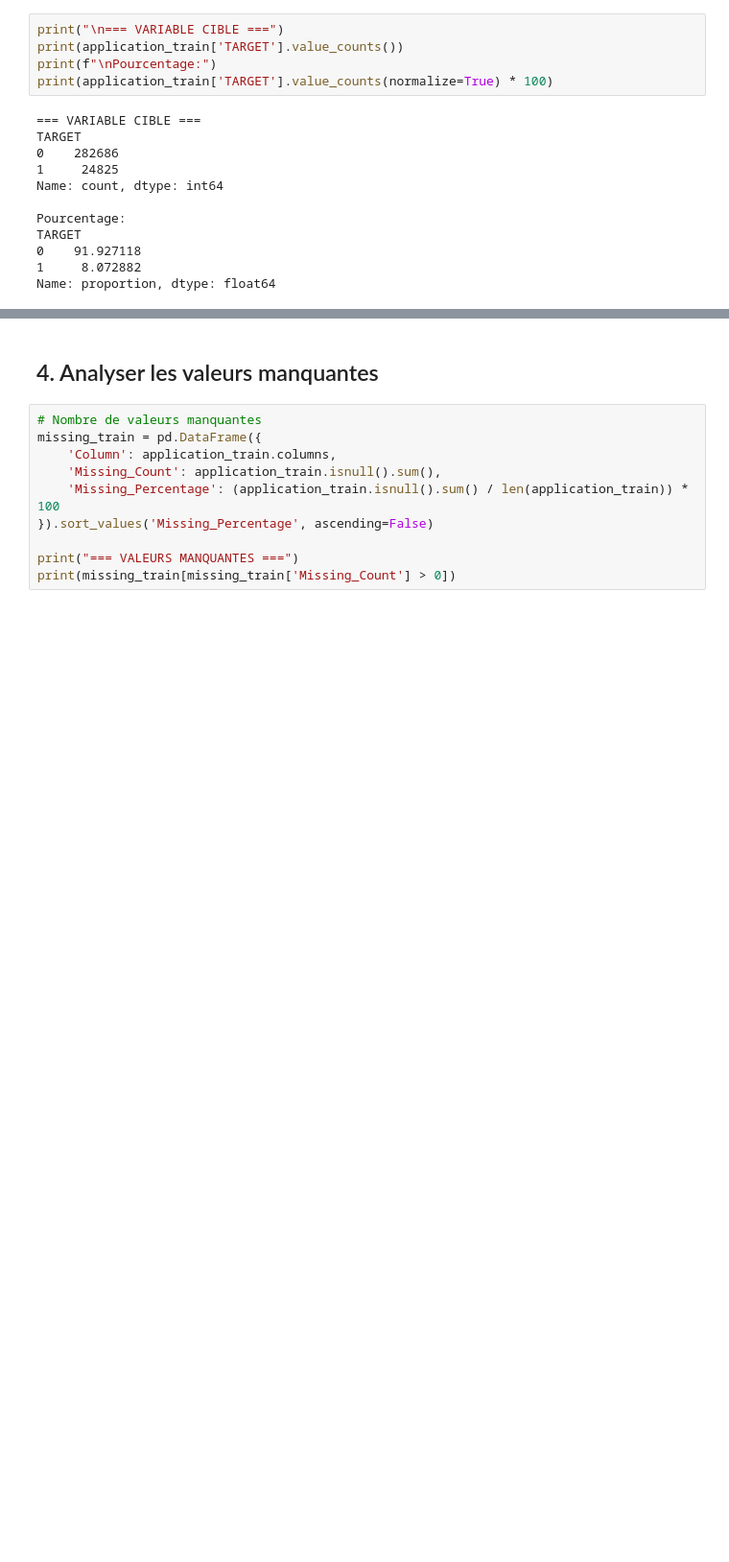
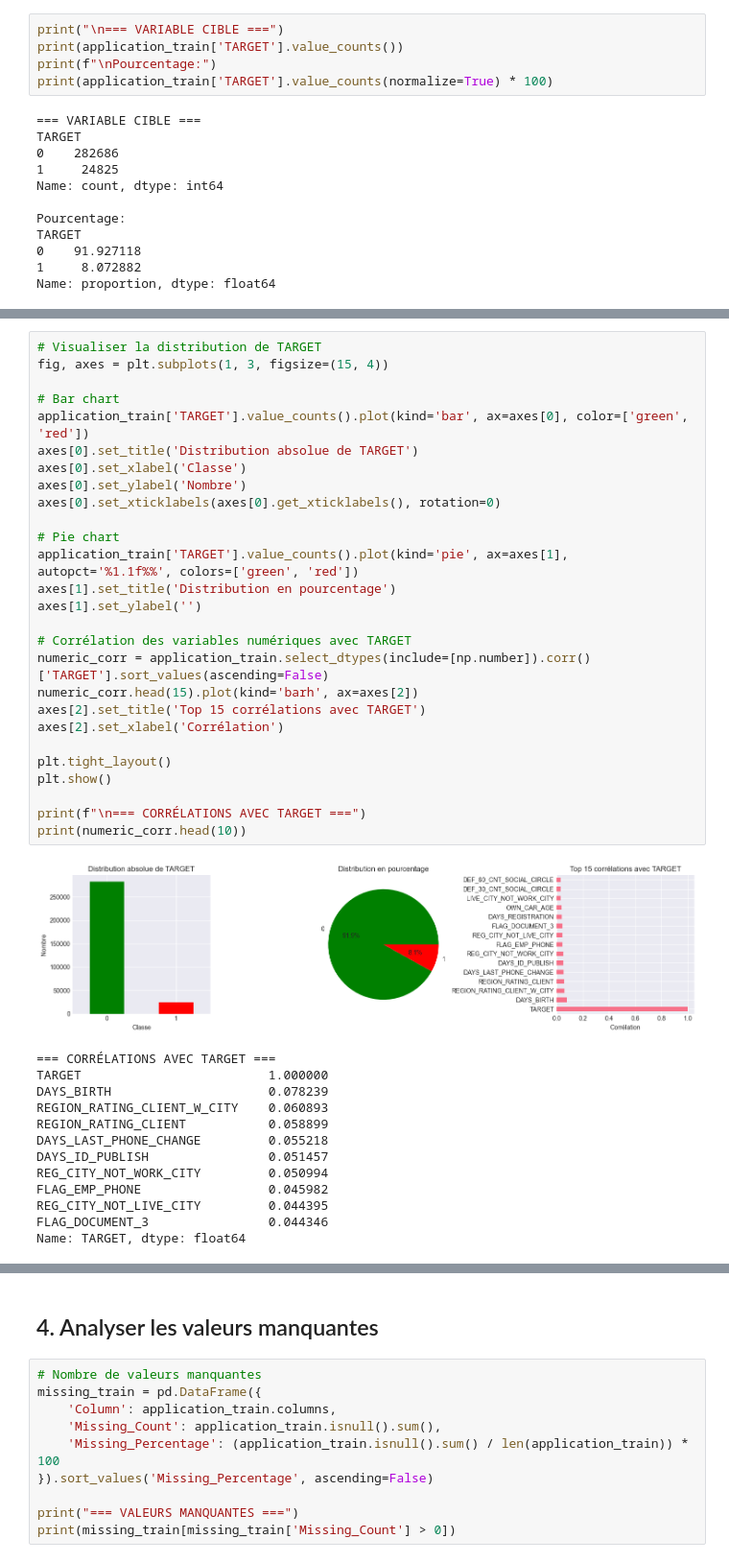
Before and after one commit to DagueG/MLOps, a Jupyter notebook: notebooks/01_data_preparation.ipynb, the cells around one changed output, grey strips where cells are left out. Shown at 96% size. Saved outputs shown, nothing was run; the diff lists cells and outputs as text; blank space fills up the shorter version.

```diff
--- a/notebooks/01_data_preparation.ipynb
+++ b/notebooks/01_data_preparation.ipynb
@@ -111,0 +150,41 @@ Name: proportion, dtype: float64
+# %%
+# Visualiser la distribution de TARGET
+fig, axes = plt.subplots(1, 3, figsize=(15, 4))
+
+# Bar chart
+application_train['TARGET'].value_counts().plot(kind='bar', ax=axes[0], color=['green', 'red'])
+axes[0].set_title('Distribution absolue de TARGET')
+axes[0].set_xlabel('Classe')
+axes[0].set_ylabel('Nombre')
+axes[0].set_xticklabels(axes[0].get_xticklabels(), rotation=0)
+
+# Pie chart
+application_train['TARGET'].value_counts().plot(kind='pie', ax=axes[1], autopct='%1.1f%%', colors=['green', 'red'])
+axes[1].set_title('Distribution en pourcentage')
+axes[1].set_ylabel('')
+
+# Corrélation des variables numériques avec TARGET
+numeric_corr = application_train.select_dtypes(include=[np.number]).corr()['TARGET'].sort_values(ascending=False)
+numeric_corr.head(15).plot(kind='barh', ax=axes[2])
+axes[2].set_title('Top 15 corrélations avec TARGET')
+axes[2].set_xlabel('Corrélation')
+
+plt.tight_layout()
+plt.show()
+
+print(f"\n=== CORRÉLATIONS AVEC TARGET ===")
+print(numeric_corr.head(10))
+# %% [output]
+[figure, added]
+=== CORRÉLATIONS AVEC TARGET ===
+TARGET                         1.000000
+DAYS_BIRTH                     0.078239
+REGION_RATING_CLIENT_W_CITY    0.060893
+REGION_RATING_CLIENT           0.058899
+DAYS_LAST_PHONE_CHANGE         0.055218
+DAYS_ID_PUBLISH                0.051457
+REG_CITY_NOT_WORK_CITY         0.050994
+FLAG_EMP_PHONE                 0.045982
+REG_CITY_NOT_LIVE_CITY         0.044395
+FLAG_DOCUMENT_3                0.044346
+Name: TARGET, dtype: float64
```
Also changed, not shown: parts of 16 cells of this notebook.
